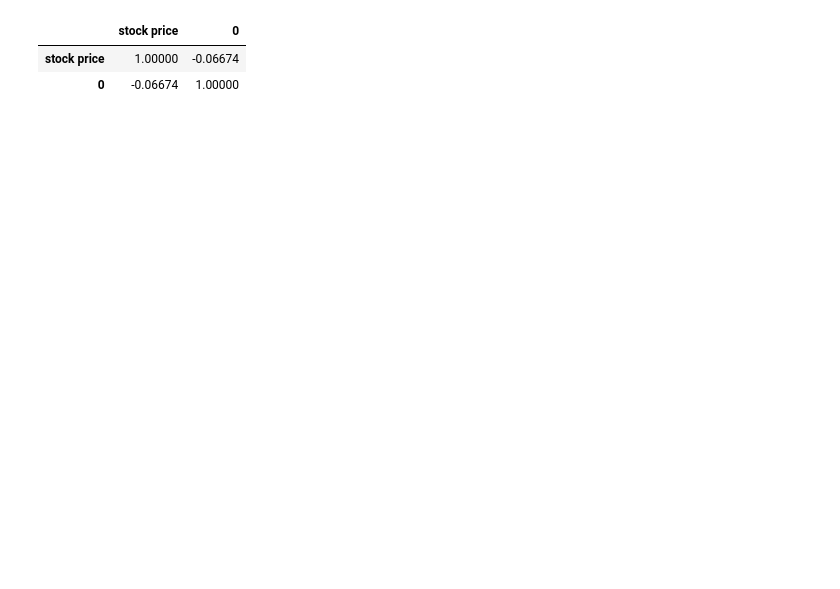
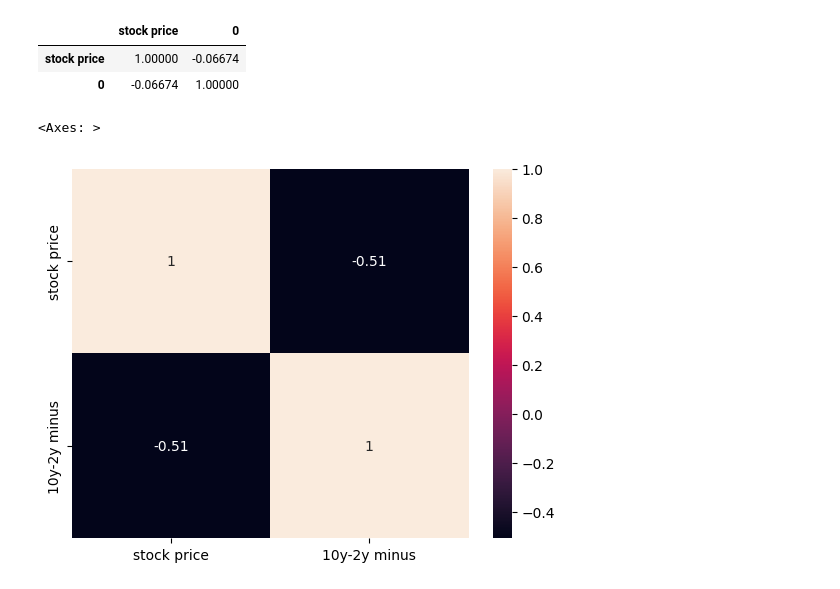
Before and after one commit to jeanDeluge/upstage_eda_1, a Jupyter notebook: data_EDA.ipynb, the cells around one changed output. Drawn from its saved outputs; the diff is of its cells as text; code cells hidden in the pictures; blank space fills up the shorter version.

Commit message:
feat: Getting Correlation

```diff
--- a/data_EDA.ipynb
+++ b/data_EDA.ipynb
@@ -1,5 +1,6 @@
 # %%
 from python_EDA import search_fred
 treasury_diff = search_fred('T10Y2Y') # 장단기 금리차 10년-2년
-treasury_minus = treasury_diff.loc[treasury_diff.values<0] # 역전된 데이터
+treasury_minus = treasury_diff.loc[treasury_diff.values<=0] # 역전된 데이터
 treasury_minus.columns = ['10y-2y minus']
+print(treasury_minus)
@@ -19,3 +52,9 @@ kr_stock.merge(treasury_diff,left_index=True, right_index=True, how='inner').cor
 |  | stock price | 0 |
 | stock price | 1.00000 | -0.06674 |
 | 0 | -0.06674 | 1.00000 |
+# %%
+import seaborn as sns
+sns.heatmap(correlation_minus.corr(), annot=True) # 상관관계 지수 시각화
+# %% [output]
+<Axes: >
+[figure, added]
```
Also changed, not shown: parts of 38 cells of this notebook.
